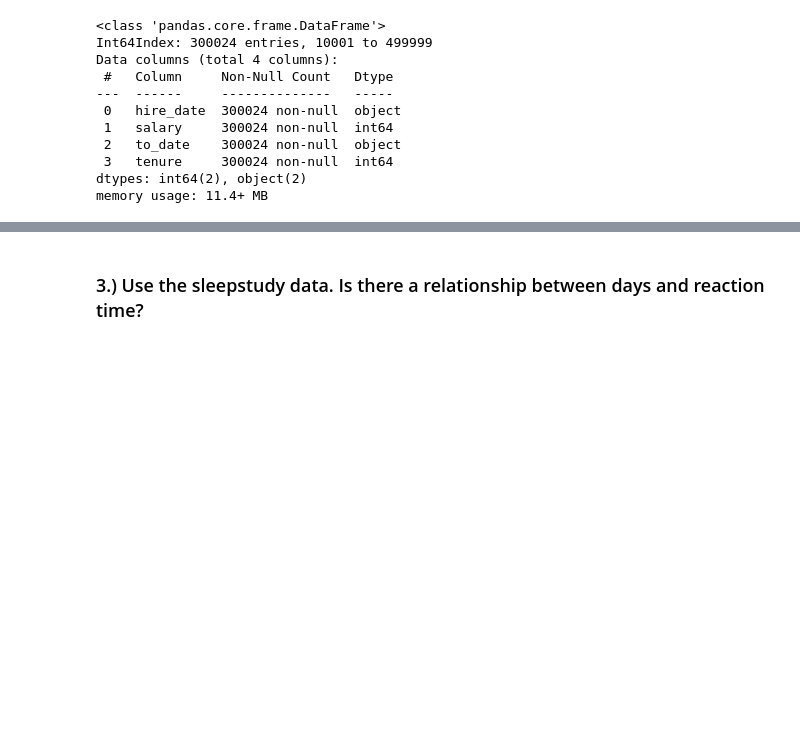
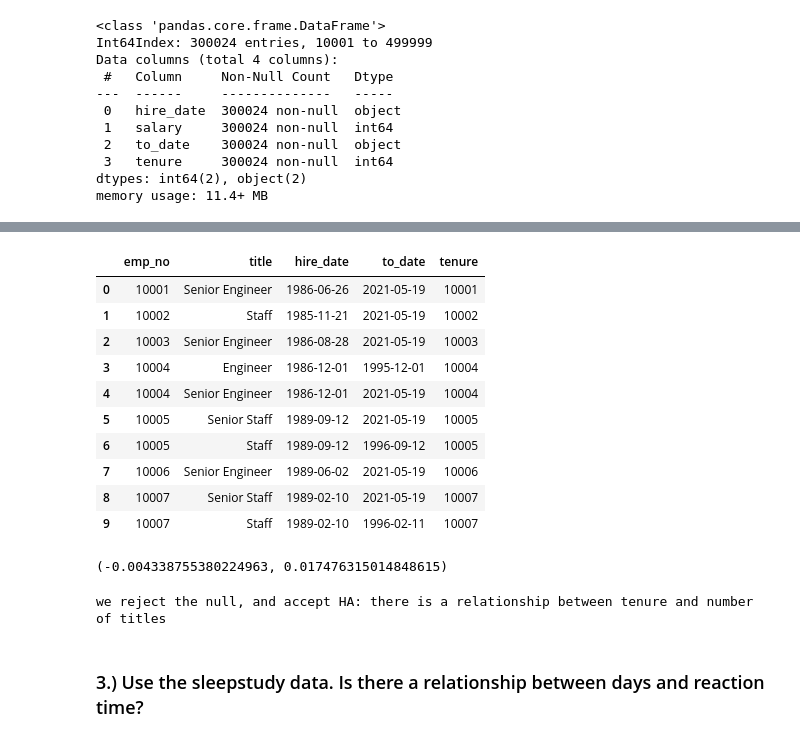
Before and after one commit to RobLMurphy92/statistics-exercises, a Jupyter notebook: hypothesis_testing.ipynb, the cells around one changed output, grey strips where cells are left out. Drawn from its saved outputs; the diff is of its cells as text; code cells hidden in the pictures; blank space fills up the shorter version.

```diff
--- a/hypothesis_testing.ipynb
+++ b/hypothesis_testing.ipynb
@@ -430,0 +436,3 @@ r, p
+# %%
+title_db = pd.read_sql(title_query, url_e)
+title_db.head(5)
@@ -430,0 +446,2 @@ r, p
+# %%
+title_db['to_date'] = title_db['to_date'].replace(to_replace = title_db["to_date"].max(), value = date.today())
@@ -430,0 +462,18 @@ r, p
+# %%
+title_db['tenure'] =  title_db.to_date - title_db.hire_date
+# %%
+title_db['tenure'] = title_db.astype(str)
+# %%
+title_db.head(10)
+# %% [output]
+|  | emp_no | title | hire_date | to_date | tenure |
+| 0 | 10001 | Senior Engineer | 1986-06-26 | 2021-05-19 | 10001 |
+| 1 | 10002 | Staff | 1985-11-21 | 2021-05-19 | 10002 |
+| 2 | 10003 | Senior Engineer | 1986-08-28 | 2021-05-19 | 10003 |
+| 3 | 10004 | Engineer | 1986-12-01 | 1995-12-01 | 10004 |
+| 4 | 10004 | Senior Engineer | 1986-12-01 | 2021-05-19 | 10004 |
+| 5 | 10005 | Senior Staff | 1989-09-12 | 2021-05-19 | 10005 |
+| 6 | 10005 | Staff | 1989-09-12 | 1996-09-12 | 10005 |
+| 7 | 10006 | Senior Engineer | 1989-06-02 | 2021-05-19 | 10006 |
+| 8 | 10007 | Senior Staff | 1989-02-10 | 2021-05-19 | 10007 |
+| 9 | 10007 | Staff | 1989-02-10 | 1996-02-11 | 10007 |
@@ -431,2 +486,14 @@ r, p
+# %%
+r, p = stats.pearsonr( tenure_s, title_s)
+r, p
+# %% [output]
+(-0.004338755380224963, 0.017476315014848615)
+# %%
+if p < 0.05:
+    print('we reject the null, and accept HA: there is a relationship between tenure and number of titles')
+else:
+    print('we accept null there is no relationship bewteen number of title and tenure')
+# %% [output]
+we reject the null, and accept HA: there is a relationship between tenure and number of titles
 # %% [markdown]
 ### 3.) Use the sleepstudy data. Is there a relationship between days and reaction time?
```
Also changed, not shown: parts of 17 cells of this notebook.
